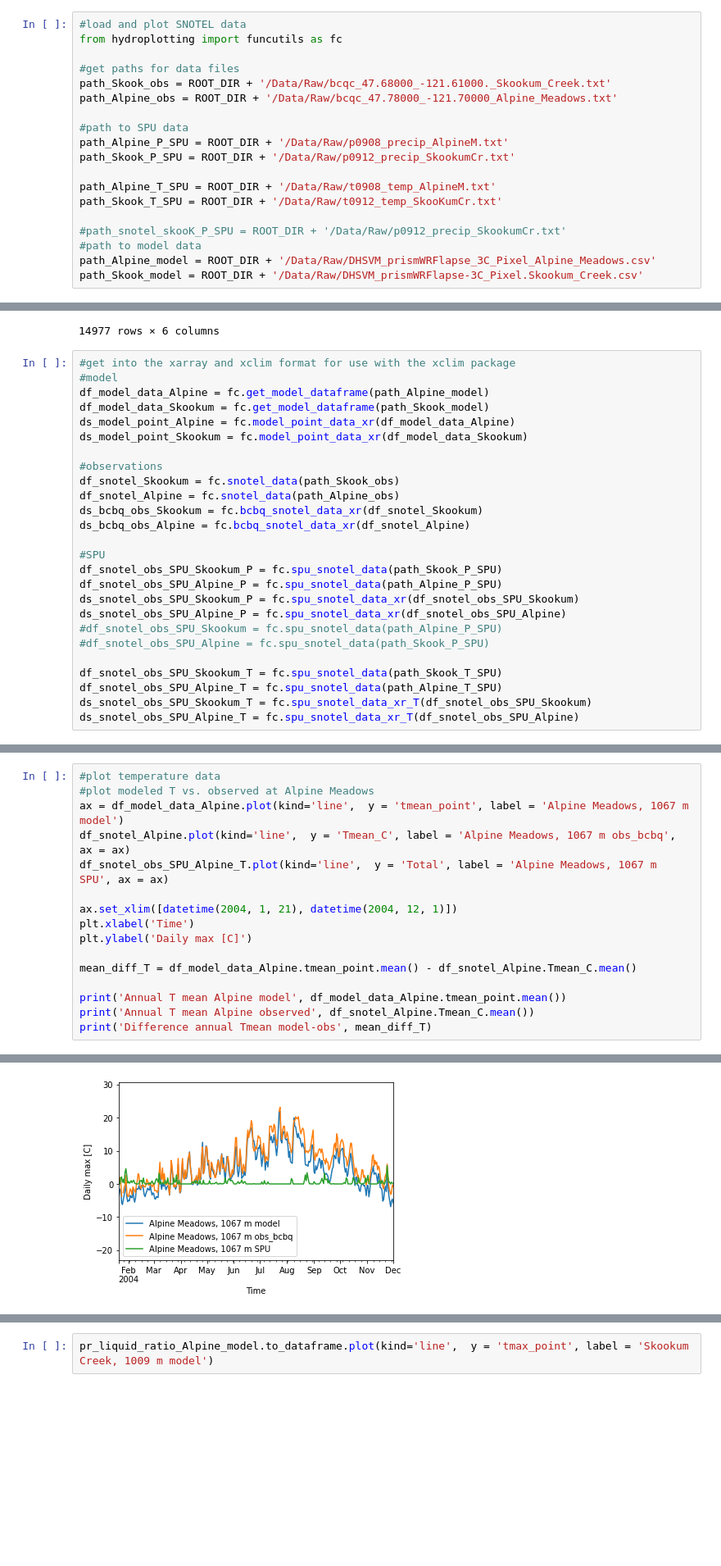
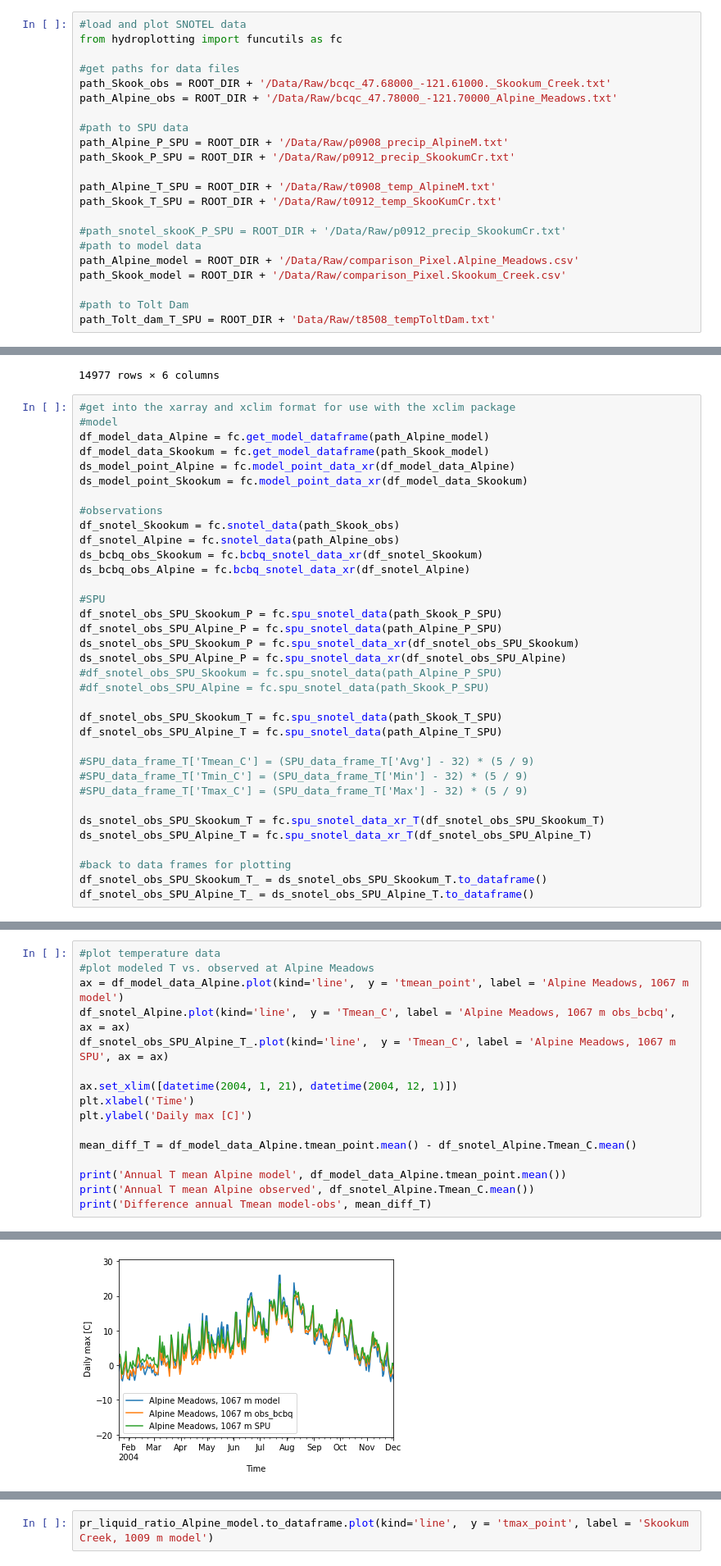
Before and after one commit to NCristea/Snow_SCL, a Jupyter notebook: compare_datasets.ipynb, the cells around one changed output, grey strips where cells are left out. Shown at 82% size. Drawn from its saved outputs; the diff is of its cells as text; blank space fills up the shorter version.

Commit message:
added SPU temperature comps and updated model runs

```diff
--- a/compare_datasets.ipynb
+++ b/compare_datasets.ipynb
@@ -35,8 +37,11 @@ path_Skook_T_SPU = ROOT_DIR + '/Data/Raw/t0912_temp_SkooKumCr.txt'
 
 #path_snotel_skooK_P_SPU = ROOT_DIR + '/Data/Raw/p0912_precip_SkookumCr.txt'
 #path to model data
-path_Alpine_model = ROOT_DIR + '/Data/Raw/DHSVM_prismWRFlapse_3C_Pixel_Alpine_Meadows.csv'
-path_Skook_model = ROOT_DIR + '/Data/Raw/DHSVM_prismWRFlapse-3C_Pixel.Skookum_Creek.csv'
+path_Alpine_model = ROOT_DIR + '/Data/Raw/comparison_Pixel.Alpine_Meadows.csv'
+path_Skook_model = ROOT_DIR + '/Data/Raw/comparison_Pixel.Skookum_Creek.csv'
+
+#path to Tolt Dam
+path_Tolt_dam_T_SPU = ROOT_DIR + 'Data/Raw/t8508_tempToltDam.txt'
 # %%
 df_snotel_obs_SPU_Skookum = fc.spu_snotel_data(path_Skook_P_SPU)
 df_snotel_obs_SPU_Skookum
@@ -81,5 +86,14 @@ ds_snotel_obs_SPU_Alpine_P = fc.spu_snotel_data_xr(df_snotel_obs_SPU_Alpine)
 
 df_snotel_obs_SPU_Skookum_T = fc.spu_snotel_data(path_Skook_T_SPU)
 df_snotel_obs_SPU_Alpine_T = fc.spu_snotel_data(path_Alpine_T_SPU)
-ds_snotel_obs_SPU_Skookum_T = fc.spu_snotel_data_xr_T(df_snotel_obs_SPU_Skookum)
-ds_snotel_obs_SPU_Alpine_T = fc.spu_snotel_data_xr_T(df_snotel_obs_SPU_Alpine)
+
+#SPU_data_frame_T['Tmean_C'] = (SPU_data_frame_T['Avg'] - 32) * (5 / 9)
+#SPU_data_frame_T['Tmin_C'] = (SPU_data_frame_T['Min'] - 32) * (5 / 9)
+#SPU_data_frame_T['Tmax_C'] = (SPU_data_frame_T['Max'] - 32) * (5 / 9)
+
+ds_snotel_obs_SPU_Skookum_T = fc.spu_snotel_data_xr_T(df_snotel_obs_SPU_Skookum_T)
+ds_snotel_obs_SPU_Alpine_T = fc.spu_snotel_data_xr_T(df_snotel_obs_SPU_Alpine_T)
+
+#back to data frames for plotting
+df_snotel_obs_SPU_Skookum_T_ = ds_snotel_obs_SPU_Skookum_T.to_dataframe()
+df_snotel_obs_SPU_Alpine_T_ = ds_snotel_obs_SPU_Alpine_T.to_dataframe()
@@ -275,7 +258,7 @@ df_snotel_obs_SPU_Alpine_T
 #plot modeled T vs. observed at Alpine Meadows
 ax = df_model_data_Alpine.plot(kind='line',  y = 'tmean_point', label = 'Alpine Meadows, 1067 m model')
 df_snotel_Alpine.plot(kind='line',  y = 'Tmean_C', label = 'Alpine Meadows, 1067 m obs_bcbq', ax = ax)
-df_snotel_obs_SPU_Alpine_T.plot(kind='line',  y = 'Total', label = 'Alpine Meadows, 1067 m SPU', ax = ax)
+df_snotel_obs_SPU_Alpine_T_.plot(kind='line',  y = 'Tmean_C', label = 'Alpine Meadows, 1067 m SPU', ax = ax)
 
 ax.set_xlim([datetime(2004, 1, 21), datetime(2004, 12, 1)])
 plt.xlabel('Time')
@@ -293 +276 @@ Difference annual Tmean model-obs -2.4976839222617673
-[figure, old version]
+[figure, new version]
```
Also changed, not shown: parts of 35 cells of this notebook, 4 other files.
